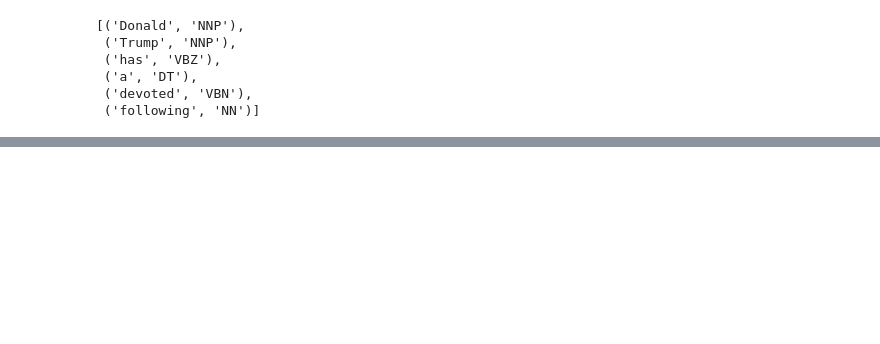
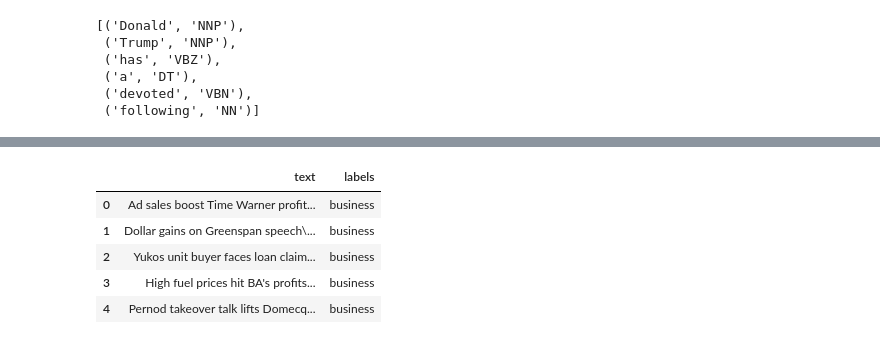
Before and after one commit to GaborVxxx/ml_notes, a Jupyter notebook: VectorModelsAndTextProcessing.ipynb, the cells around one changed output, grey strips where cells are left out. Cells and saved outputs as stored; diff of their text form; code cells hidden in the pictures; blank space fills up the shorter version.

```diff
--- a/VectorModelsAndTextProcessing.ipynb
+++ b/VectorModelsAndTextProcessing.ipynb
@@ -115,0 +153,10 @@ following
+# %%
+df = pd.read_csv('bbc_text_cls.csv')
+df.head()
+# %% [output]
+|  | text | labels |
+| 0 | Ad sales boost Time Warner profit... | business |
+| 1 | Dollar gains on Greenspan speech\... | business |
+| 2 | Yukos unit buyer faces loan claim... | business |
+| 3 | High fuel prices hit BA's profits... | business |
+| 4 | Pernod takeover talk lifts Domecq... | business |
```
Also changed, not shown: parts of 28 cells of this notebook.
